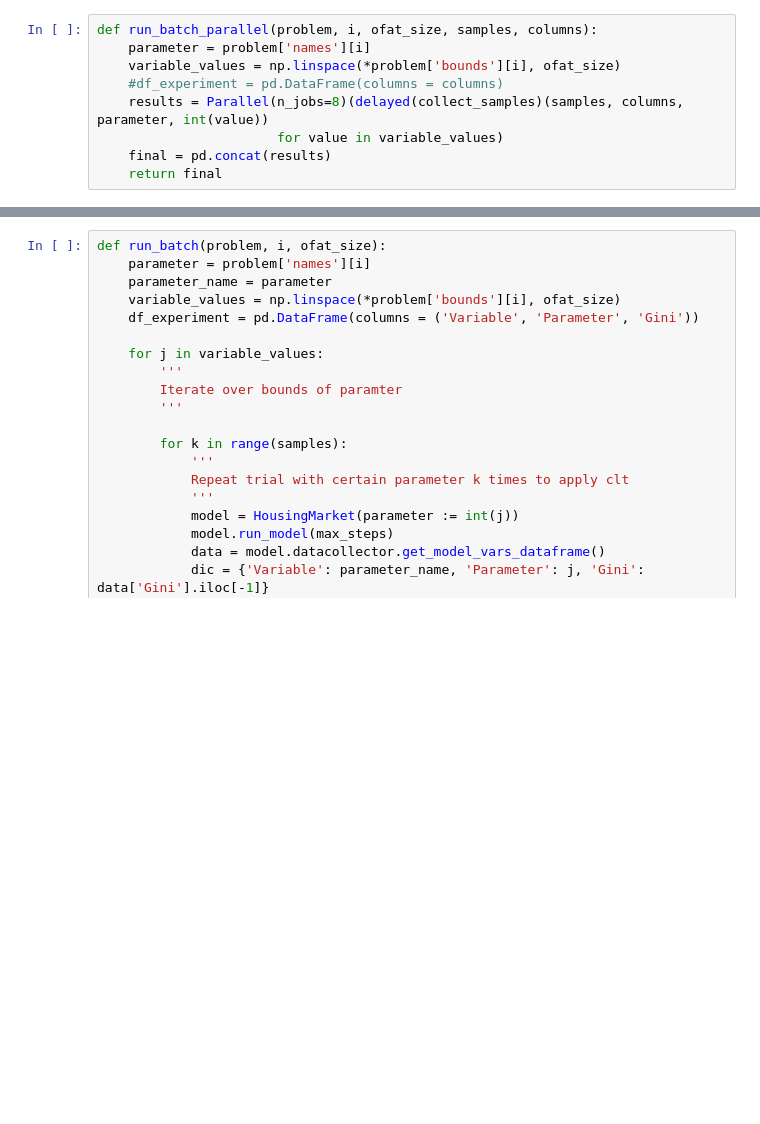
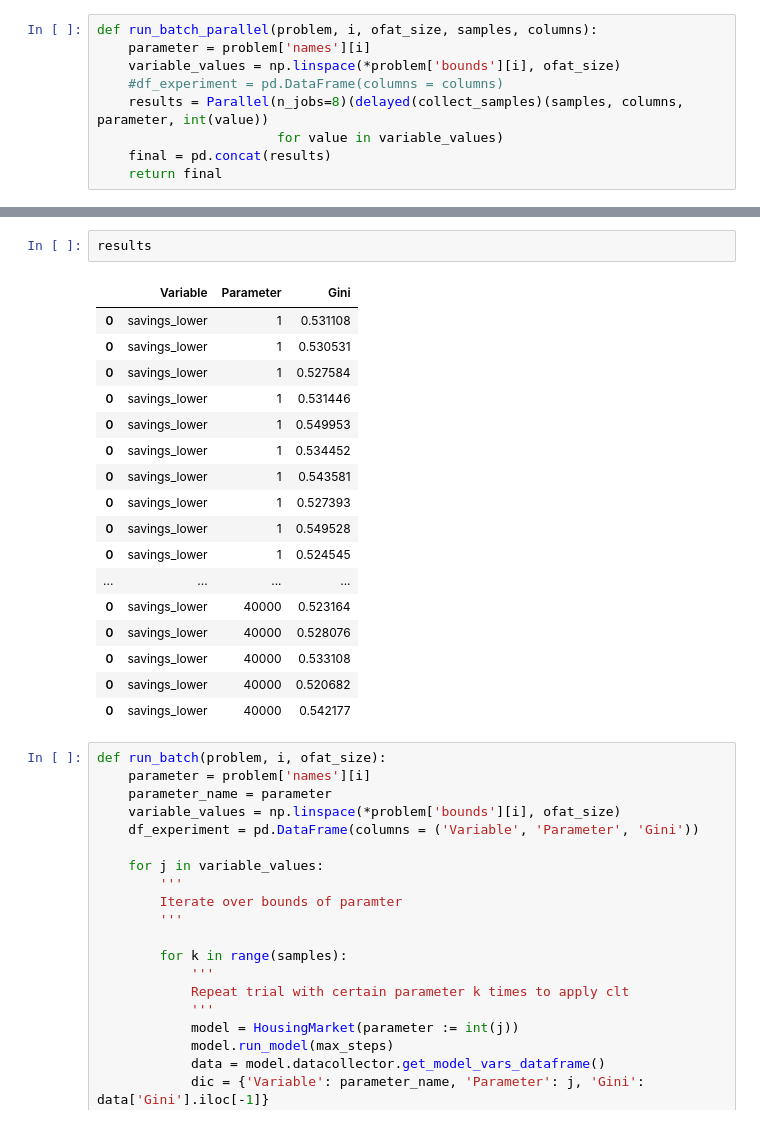
Before and after one commit to Caesar-blip/ABM, a Jupyter notebook: BatchRunner.ipynb, the cells around one changed output, grey strips where cells are left out. Saved outputs shown, nothing was run; the diff lists cells and outputs as text; blank space fills up the shorter version.

```diff
--- a/BatchRunner.ipynb
+++ b/BatchRunner.ipynb
@@ -74,3 +72,23 @@ ValueError: Sample larger than population or is negative
+# %%
+results
+# %% [output]
+|  | Variable | Parameter | Gini |
+| 0 | savings_lower | 1 | 0.531108 |
+| 0 | savings_lower | 1 | 0.530531 |
+| 0 | savings_lower | 1 | 0.527584 |
+| 0 | savings_lower | 1 | 0.531446 |
+| 0 | savings_lower | 1 | 0.549953 |
+| 0 | savings_lower | 1 | 0.534452 |
+| 0 | savings_lower | 1 | 0.543581 |
+| 0 | savings_lower | 1 | 0.527393 |
+| 0 | savings_lower | 1 | 0.549528 |
+| 0 | savings_lower | 1 | 0.524545 |
+| ... | ... | ... | ... |
+| 0 | savings_lower | 40000 | 0.523164 |
+| 0 | savings_lower | 40000 | 0.528076 |
+| 0 | savings_lower | 40000 | 0.533108 |
+| 0 | savings_lower | 40000 | 0.520682 |
+| 0 | savings_lower | 40000 | 0.542177 |
 # %%
 def run_batch(problem, i, ofat_size):
     parameter = problem['names'][i]
```
Also changed, not shown: parts of 1 cell of this notebook, 2 other files.
